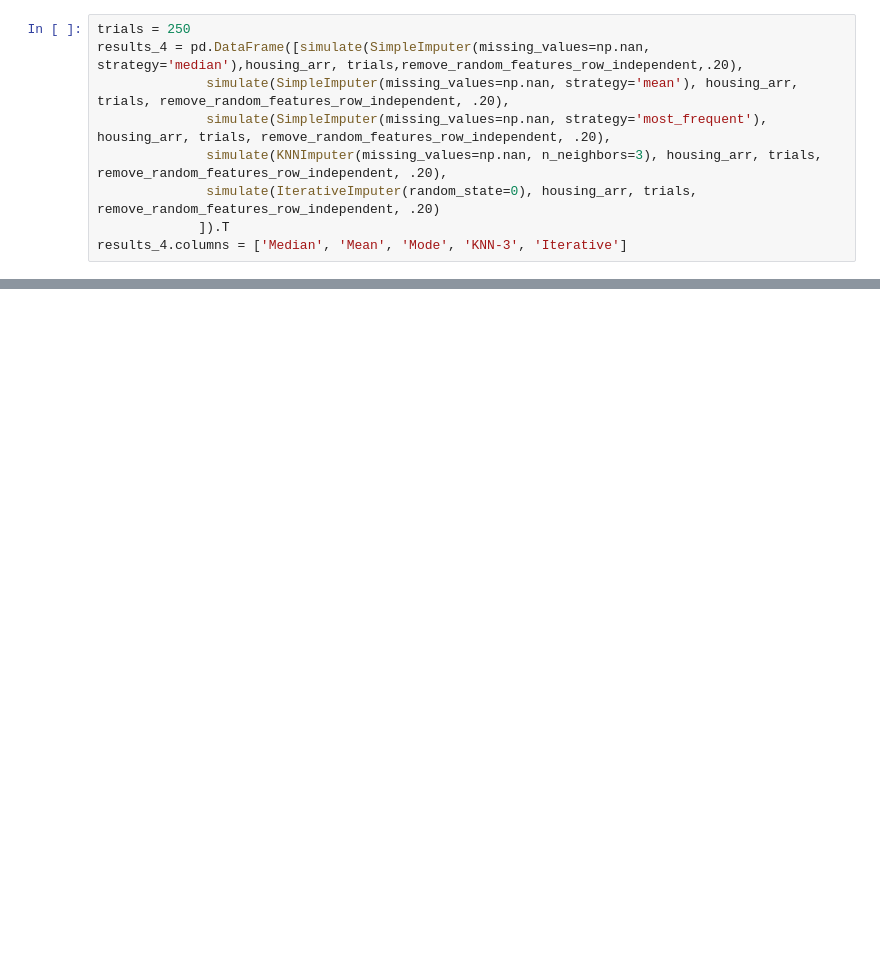
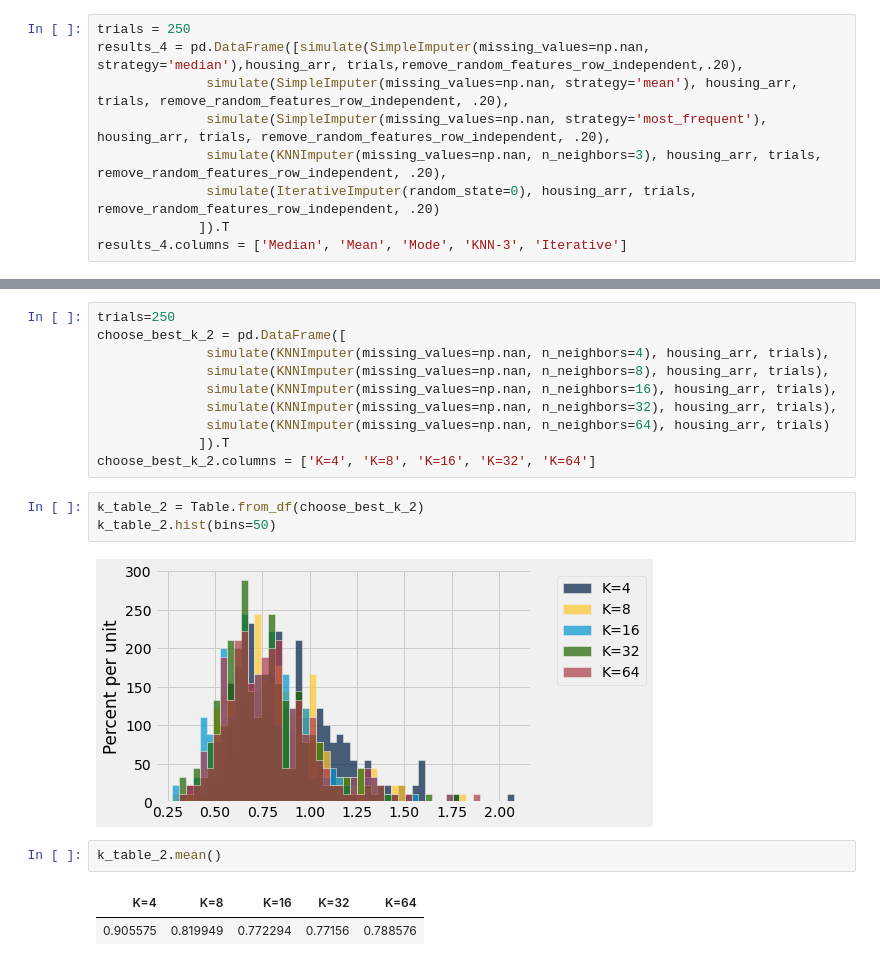
Before and after one commit to stephrb/COMP-562H-Project, a Jupyter notebook: housing-analysis.ipynb, the cells around one changed output, grey strips where cells are left out. Cells and saved outputs as stored; diff of their text form; blank space fills up the shorter version.

```diff
--- a/housing-analysis.ipynb
+++ b/housing-analysis.ipynb
@@ -138,0 +139,20 @@ k_table.boxplot()
+# %%
+trials=250
+choose_best_k_2 = pd.DataFrame([
+              simulate(KNNImputer(missing_values=np.nan, n_neighbors=4), housing_arr, trials),
+              simulate(KNNImputer(missing_values=np.nan, n_neighbors=8), housing_arr, trials),
+              simulate(KNNImputer(missing_values=np.nan, n_neighbors=16), housing_arr, trials),
+              simulate(KNNImputer(missing_values=np.nan, n_neighbors=32), housing_arr, trials),
+              simulate(KNNImputer(missing_values=np.nan, n_neighbors=64), housing_arr, trials)
+             ]).T
+choose_best_k_2.columns = ['K=4', 'K=8', 'K=16', 'K=32', 'K=64']
+# %%
+k_table_2 = Table.from_df(choose_best_k_2)
+k_table_2.hist(bins=50)
+# %% [output]
+[figure, added]
+# %%
+k_table_2.mean()
+# %% [output]
+| K=4 | K=8 | K=16 | K=32 | K=64 |
+| 0.905575 | 0.819949 | 0.772294 | 0.77156 | 0.788576 |
```
Also changed, not shown: parts of 14 cells of this notebook, 2 other files.
